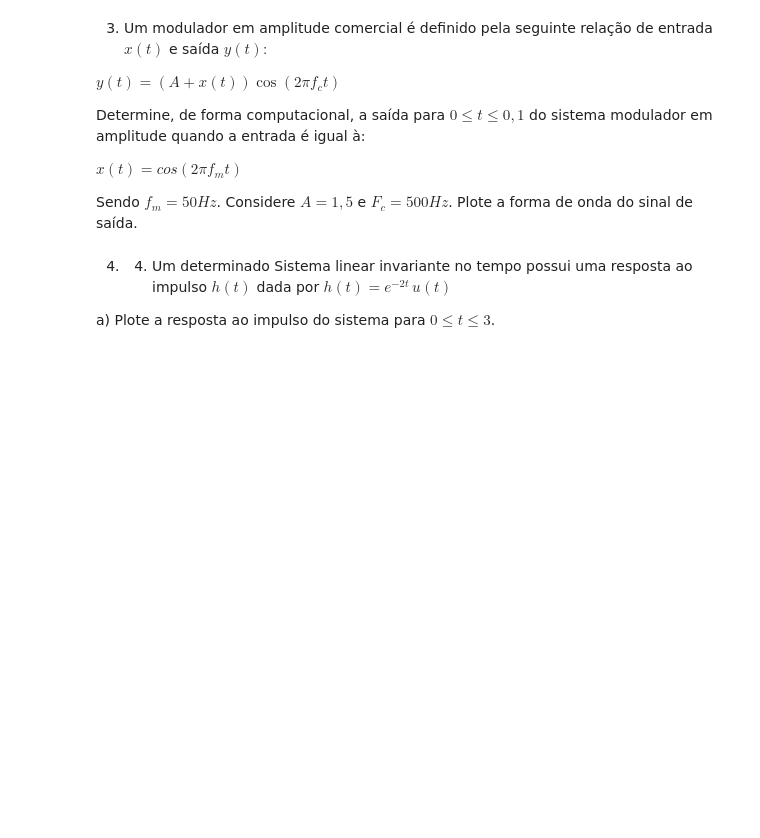
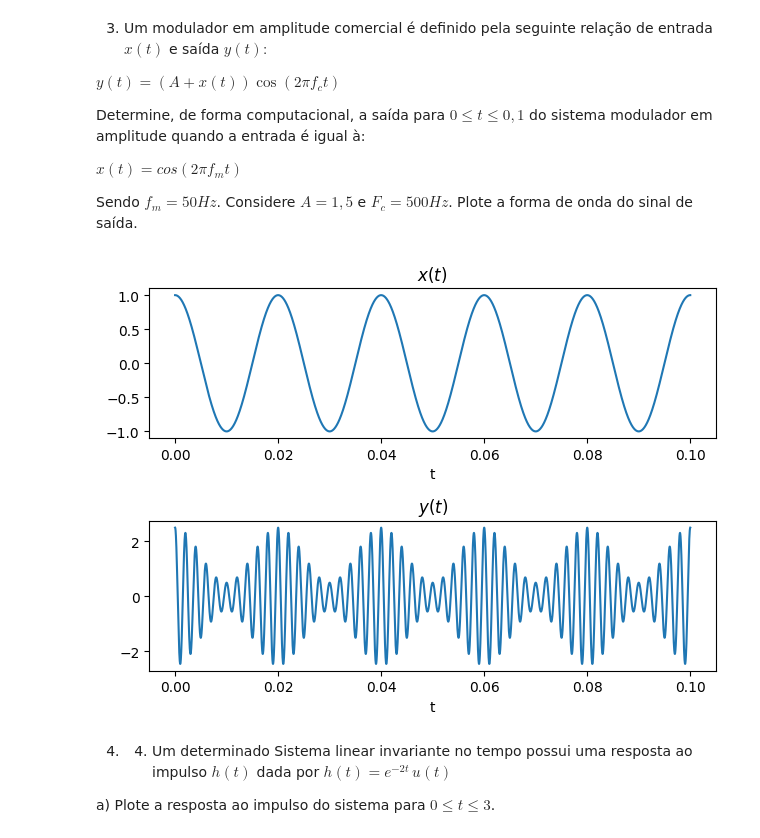
Before and after one commit to LeticiaVieirg/Sinais_Sistemas, a Jupyter notebook: 1_TrabalhoComputacional.ipynb, the cells around one changed output. Saved outputs shown, nothing was run; the diff lists cells and outputs as text; code cells hidden in the pictures; blank space fills up the shorter version.

```diff
--- a/1_TrabalhoComputacional.ipynb
+++ b/1_TrabalhoComputacional.ipynb
@@ -136,6 +136,34 @@ Determine, de forma computacional, a saída para $0 \leq t \leq 0,1$ do sistema
 $x(t) = cos(2\pi f_m t)$
 
 Sendo $f_m = 50Hz$. Considere $A = 1,5 $ e $ F_c = 500Hz$. Plote a forma de onda do sinal de saída.
+# %%
+import numpy as np
+import matplotlib.pyplot as plt
+
+Ts = 1e-6
+t = np.arange(0,0.1,Ts)
+
+Fm = 50
+x = np.cos(2*np.pi*Fm*t)
+
+Fc = 500
+A = 1.5
+y = (A + x)*np.cos(2*np.pi*Fc*t)
+
+plt.subplot(2,1,1)
+plt.plot(t,x)
+plt.xlabel('t')
+plt.title('$x(t)$')
+
+plt.subplot(2,1,2)
+plt.plot(t,y)
+plt.xlabel('t')
+plt.title('$y(t)$')
+
+plt.tight_layout()
+plt.show()
+# %% [output]
+[figure, added]
 # %% [markdown]
 4. 4. Um determinado Sistema linear invariante no tempo possui uma resposta ao impulso $h(t)$ dada por $h(t) = e^{-2t}\,u(t)$
 
```
Also changed, not shown: parts of 6 cells of this notebook.
